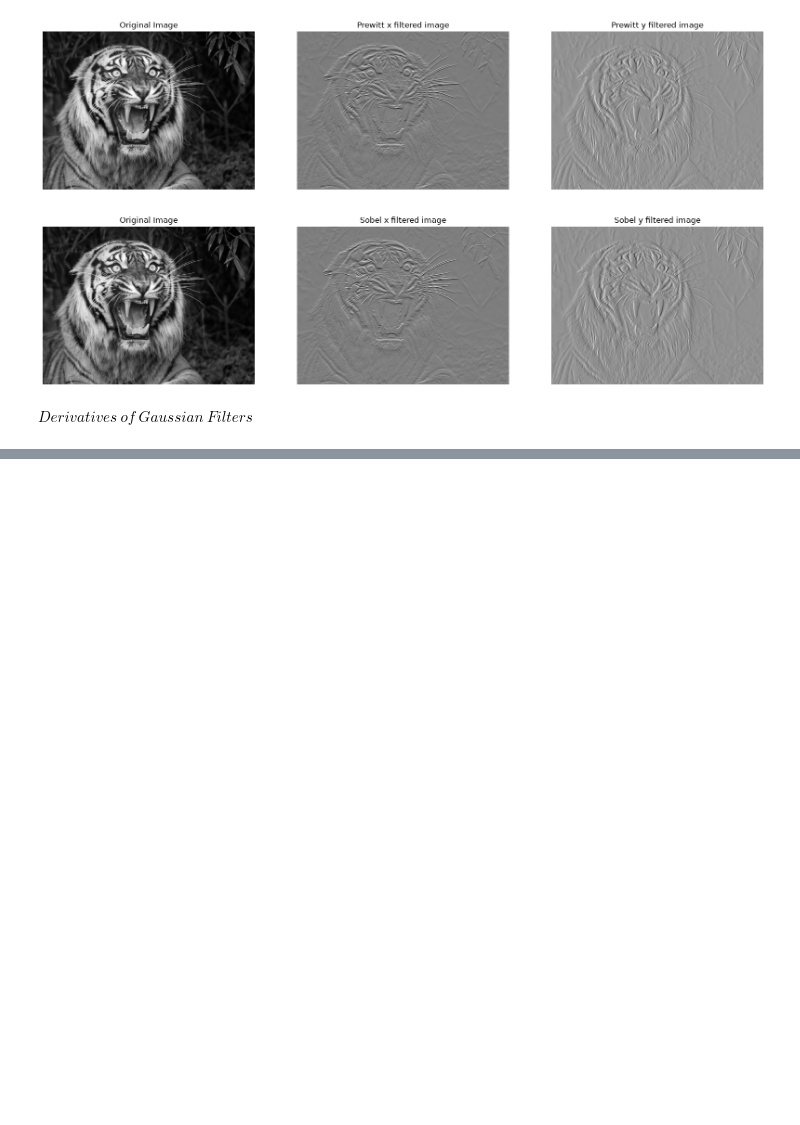
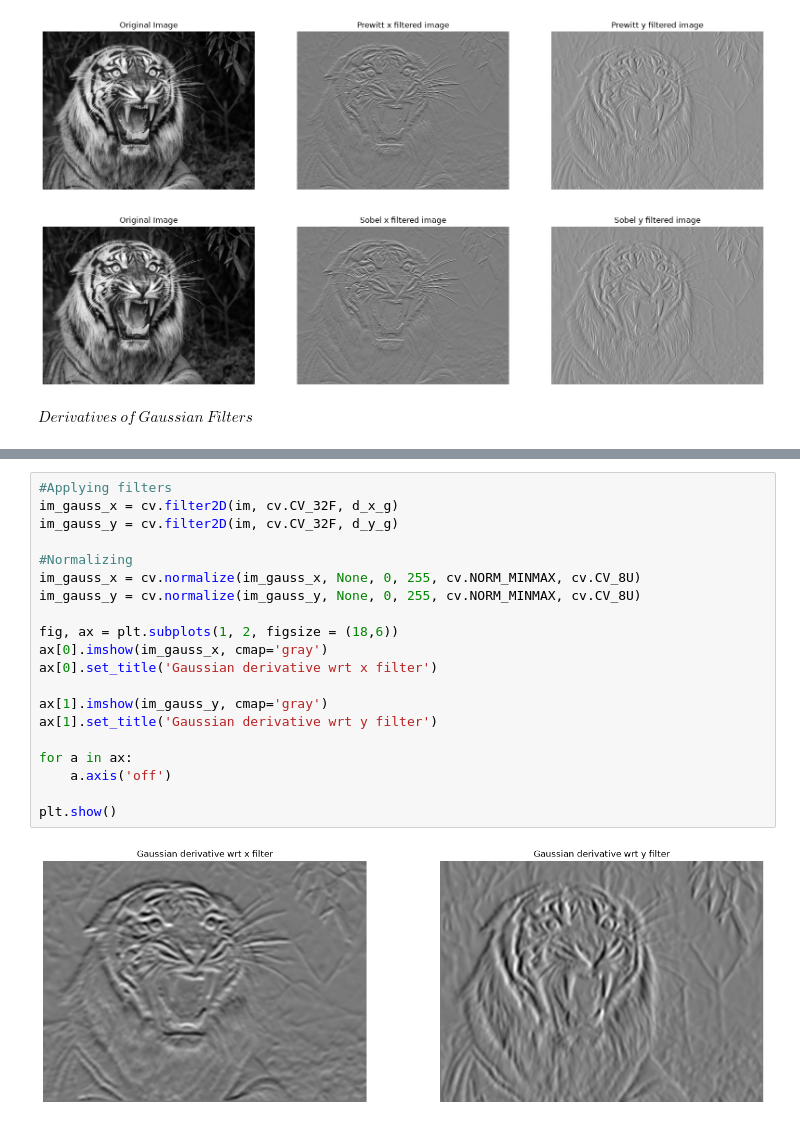
Before and after one commit to codingNR29/Image-processing, a Jupyter notebook: 04 Edges, Corners and Blobs.ipynb, the cells around one changed output, grey strips where cells are left out. Drawn from its saved outputs; the diff is of its cells as text; blank space fills up the shorter version.

```diff
--- a/04 Edges, Corners and Blobs.ipynb
+++ b/04 Edges, Corners and Blobs.ipynb
@@ -86,0 +105,22 @@ plt.show()
+# %%
+#Applying filters
+im_gauss_x = cv.filter2D(im, cv.CV_32F, d_x_g)
+im_gauss_y = cv.filter2D(im, cv.CV_32F, d_y_g)
+
+#Normalizing
+im_gauss_x = cv.normalize(im_gauss_x, None, 0, 255, cv.NORM_MINMAX, cv.CV_8U)
+im_gauss_y = cv.normalize(im_gauss_y, None, 0, 255, cv.NORM_MINMAX, cv.CV_8U)
+
+fig, ax = plt.subplots(1, 2, figsize = (18,6))
+ax[0].imshow(im_gauss_x, cmap='gray')
+ax[0].set_title('Gaussian derivative wrt x filter')
+
+ax[1].imshow(im_gauss_y, cmap='gray')
+ax[1].set_title('Gaussian derivative wrt y filter')
+
+for a in ax:
+    a.axis('off')
+
+plt.show()
+# %% [output]
+[figure, added]
```
Also changed, not shown: parts of 2 cells of this notebook.
